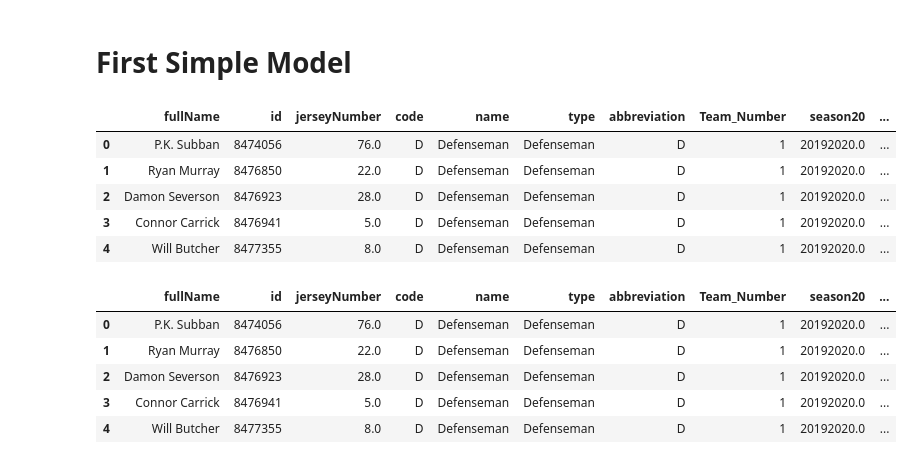
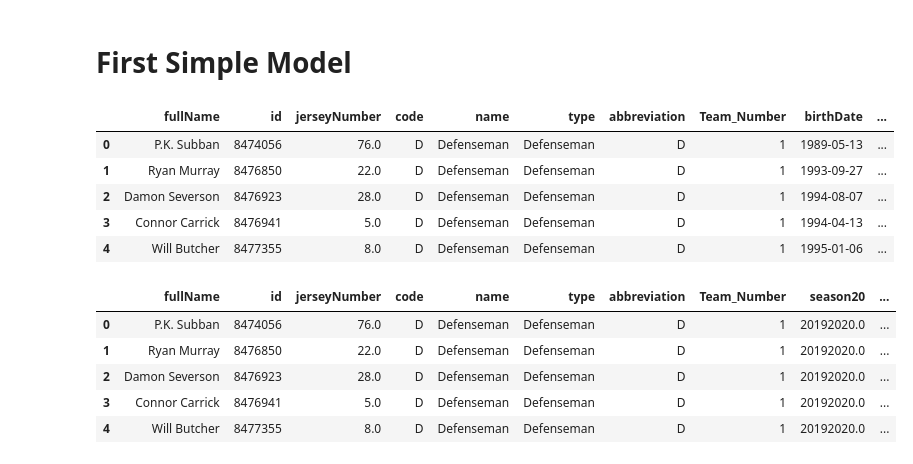
Before and after one commit to kyledufrane/NHL-Salary-Predictions, a Jupyter notebook: nhl_data/modeling.ipynb, the cells around one changed output. Cells and saved outputs as stored; diff of their text form; code cells hidden in the pictures.

```diff
--- a/nhl_data/modeling.ipynb
+++ b/nhl_data/modeling.ipynb
@@ -16,15 +16,15 @@ pd.set_option('display.max_columns', 999)
 import warnings
 warnings.filterwarnings('ignore')
 # %%
-df = pd.read_csv('final_df')
+df = pd.read_csv('final_df.csv')
 df.head()
 # %% [output]
-|  | fullName | id | jerseyNumber | code | name | type | abbreviation | Team_Number | season20 | ... |
-| 0 | P.K. Subban | 8474056 | 76.0 | D | Defenseman | Defenseman | D | 1 | 20192020.0 | ... |
-| 1 | Ryan Murray | 8476850 | 22.0 | D | Defenseman | Defenseman | D | 1 | 20192020.0 | ... |
-| 2 | Damon Severson | 8476923 | 28.0 | D | Defenseman | Defenseman | D | 1 | 20192020.0 | ... |
-| 3 | Connor Carrick | 8476941 | 5.0 | D | Defenseman | Defenseman | D | 1 | 20192020.0 | ... |
-| 4 | Will Butcher | 8477355 | 8.0 | D | Defenseman | Defenseman | D | 1 | 20192020.0 | ... |
+|  | fullName | id | jerseyNumber | code | name | type | abbreviation | Team_Number | birthDate | ... |
+| 0 | P.K. Subban | 8474056 | 76.0 | D | Defenseman | Defenseman | D | 1 | 1989-05-13 | ... |
+| 1 | Ryan Murray | 8476850 | 22.0 | D | Defenseman | Defenseman | D | 1 | 1993-09-27 | ... |
+| 2 | Damon Severson | 8476923 | 28.0 | D | Defenseman | Defenseman | D | 1 | 1994-08-07 | ... |
+| 3 | Connor Carrick | 8476941 | 5.0 | D | Defenseman | Defenseman | D | 1 | 1994-04-13 | ... |
+| 4 | Will Butcher | 8477355 | 8.0 | D | Defenseman | Defenseman | D | 1 | 1995-01-06 | ... |
 # %%
 df = df.rename(columns={'2020-21': 'salary_20_21'})
 df.head()
```
Also changed, not shown: 2 other files.
